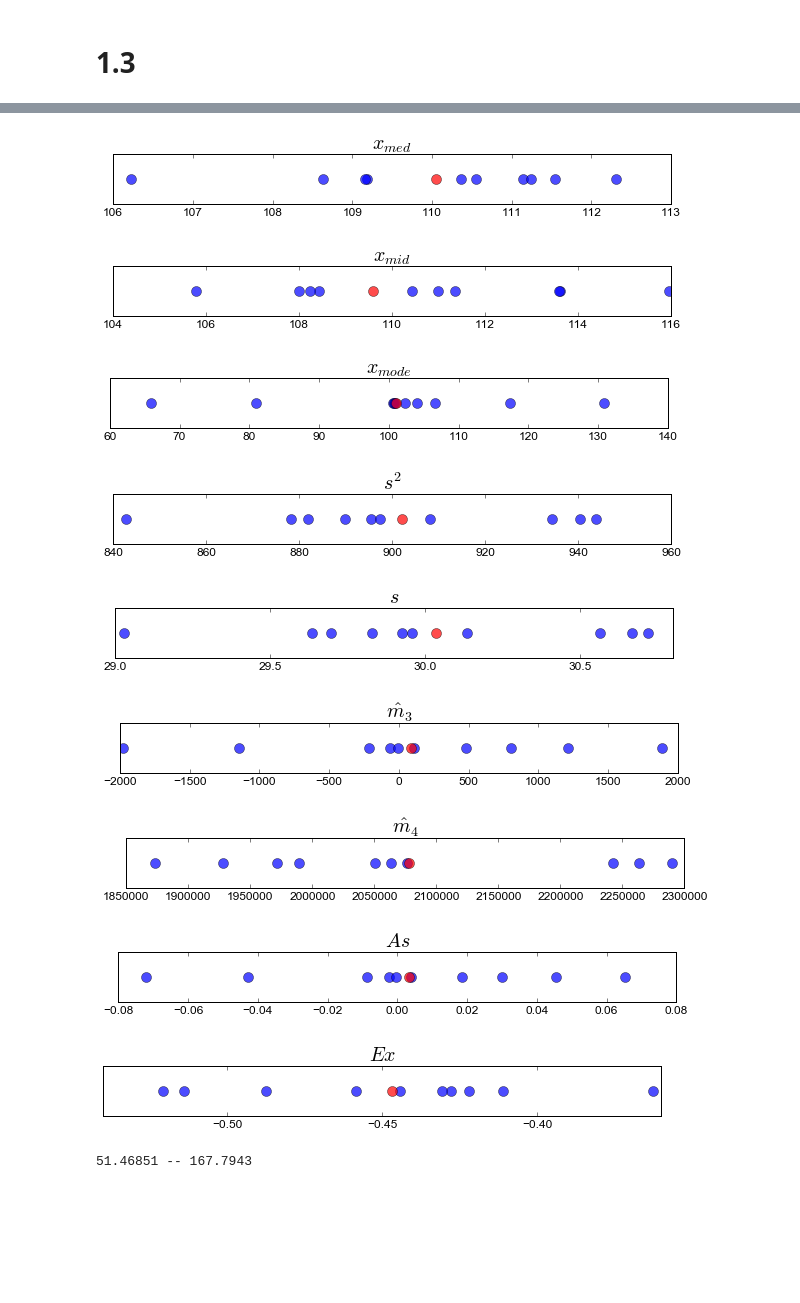
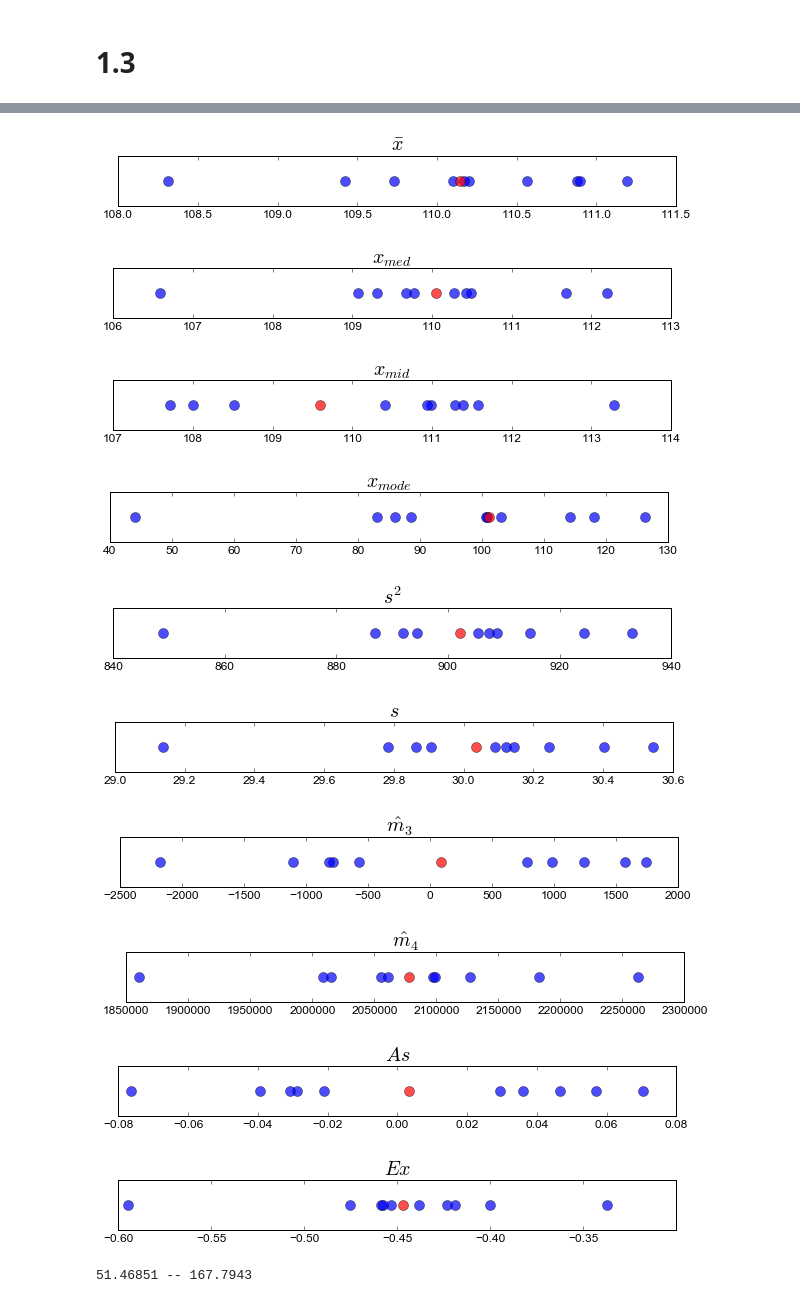
Before and after one commit to vaddya/probability-and-statistics, a Jupyter notebook: lab2/code/lab2.ipynb, the cells around one changed output, grey strips where cells are left out. Saved outputs shown, nothing was run; the diff lists cells and outputs as text; code cells hidden in the pictures; blank space fills up the shorter version.

```diff
--- a/lab2/code/lab2.ipynb
+++ b/lab2/code/lab2.ipynb
@@ -19,11 +78,11 @@ random.shuffle(x)
 # %%
-samples = [x]
+samples = [Sample(x)]
 
 samples_num = 10
 for i in range(samples_num):
     start = int(i*num/10)
     end = int((i+1)*num/10)
-    samples.append(x[start : end])
+    samples.append(Sample(x[start : end]))
 # %% [markdown]
 # 1.2
 # %%
@@ -42,7 +101,7 @@ plt.show()
 # %%
 for s in samples:
     plt.figure(figsize=(11, 7))
-    (n, bins, patches) = plt.hist(s, num_bins)
+    (n, bins, patches) = plt.hist(s.values, num_bins)
     print(n)
     plt.show()
 # %% [output]
@@ -99,16 +135,16 @@ d = {}
 for i in range(len(samples)):
     s = samples[i]
     stat = {}
-    stat[r'$\bar{x}$'] = st.tmean(s)
-    stat[r'$x_{med}$'] = np.median(s)
-    stat[r'$x_{mid}$'] = (min(s) + max(s)) / 2
-    stat[r'$x_{mode}$'] = st.mode(s)[0][0]
-    stat[r'$s^2$'] = np.var(s)
-    stat[r'$s$'] = np.std(s)
-    stat[r'$\hat{m}_3$'] = st.moment(s, 3)
-    stat[r'$\hat{m}_4$'] = st.moment(s, 4)
-    stat[r'$As$'] = st.skew(s)
-    stat[r'$Ex$'] = st.kurtosis(s)
+    stat[r'$\bar{x}$'] = s.mean()
+    stat[r'$x_{med}$'] = s.median()
+    stat[r'$x_{mid}$'] = s.mid()
+    stat[r'$x_{mode}$'] = s.mode()
+    stat[r'$s^2$'] = s.variance()
+    stat[r'$s$'] = s.std()
+    stat[r'$\hat{m}_3$'] = s.moment(3)
+    stat[r'$\hat{m}_4$'] = s.moment(4)
+    stat[r'$As$'] = s.skewness()
+    stat[r'$Ex$'] = s.kurtosis()
     d[i] = pd.Series(stat)
 # %%
 keys = [r'$\bar{x}$', r'$x_{med}$', r'$x_{mid}$', r'$x_{mode}$', r'$s^2$', r'$s$',
@@ -135,31 +171,32 @@ df.to_csv('table.csv')
 # %%
 from matplotlib import rc
 
 font = {'family': 'Arial', 'weight': 'normal'}
 rc('font', **font)
 
 size = len(d) - 1
 
-for i in range(1, len(keys)):
+for i in range(len(keys)):
     key = keys[i]
     y = np.zeros(size)
     plt.figure(figsize=(10, 10.5))
-    plt.subplot(len(keys), 1, i)
+    plt.subplot(len(keys), 1, i+1)
     plt.title(key, fontsize=20)
     plt.plot([d[i][key] for i in range(1, size + 1)], y, marker='o', linestyle='None', alpha=0.7, markersize=10)
     plt.plot(d[0][key], 0, marker='o', color='r', alpha=0.7, markersize=10)
     plt.yticks([])
     plt.xticks(fontsize=12)
 
 plt.show()
 # %% [output]
-[figure, old version]
+[figure, new version]
-[figure, old version]
+[figure, new version]
-[figure, old version]
+[figure, new version]
-[figure, old version]
+[figure, new version]
-[figure, old version]
+[figure, new version]
-[figure, old version]
+[figure, new version]
-[figure, old version]
+[figure, new version]
-[figure, old version]
+[figure, new version]
-[figure, old version]
+[figure, new version]
+[figure, added]
 # %%
```
Also changed, not shown: parts of 14 cells of this notebook, 1 other file.
